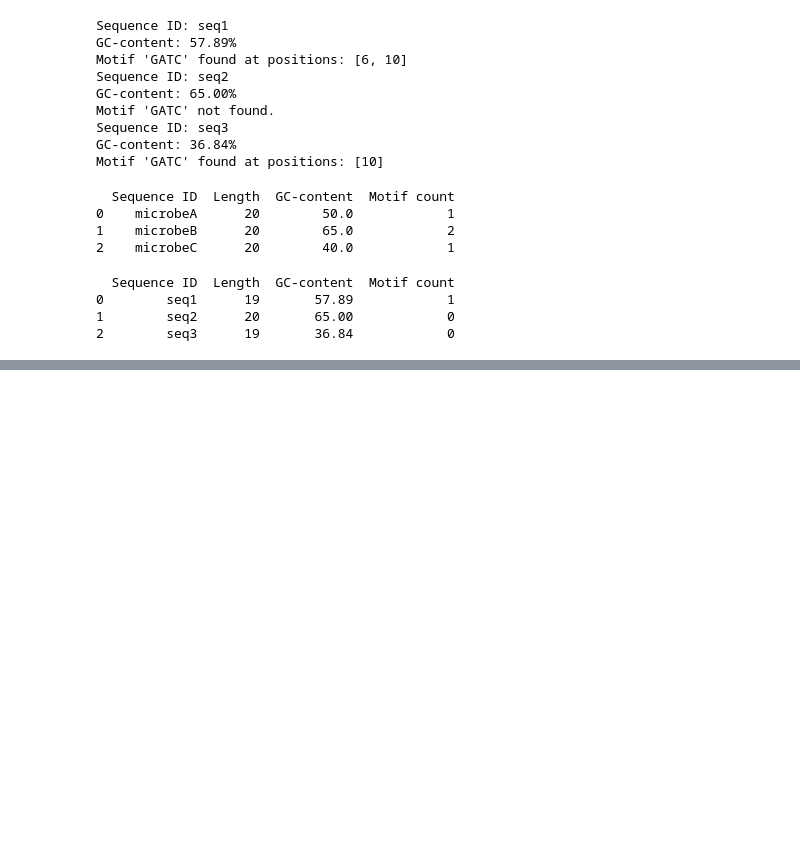
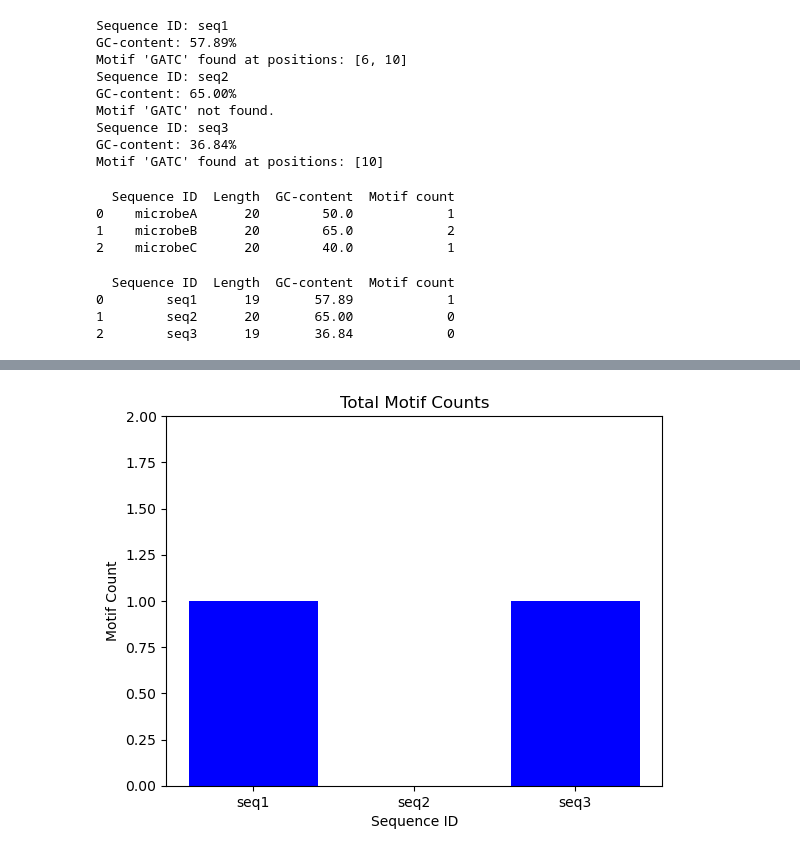
Before and after one commit to tssmith5619/learn2code, a Jupyter notebook: Python_Lessons.ipynb, the cells around one changed output, grey strips where cells are left out. Saved outputs shown, nothing was run; the diff lists cells and outputs as text; code cells hidden in the pictures; blank space fills up the shorter version.

```diff
--- a/Python_Lessons.ipynb
+++ b/Python_Lessons.ipynb
@@ -176,0 +197,13 @@ motif_analysis_pipeline("bio_pipeline.fasta", "CGTA", "motif_analysis_results.cs
+# %%
+sequence_ids = ['seq1', 'seq2', 'seq3']
+motif_count = [1,0,1]
+
+plt.bar(sequence_ids, motif_count, color ='blue')
+
+plt.title('Total Motif Counts')
+plt.xlabel('Sequence ID')
+plt.ylabel('Motif Count')
+plt.ylim(0,2)
+plt.show()
+# %% [output]
+[figure, added]
```
Also changed, not shown: parts of 4 cells of this notebook.
